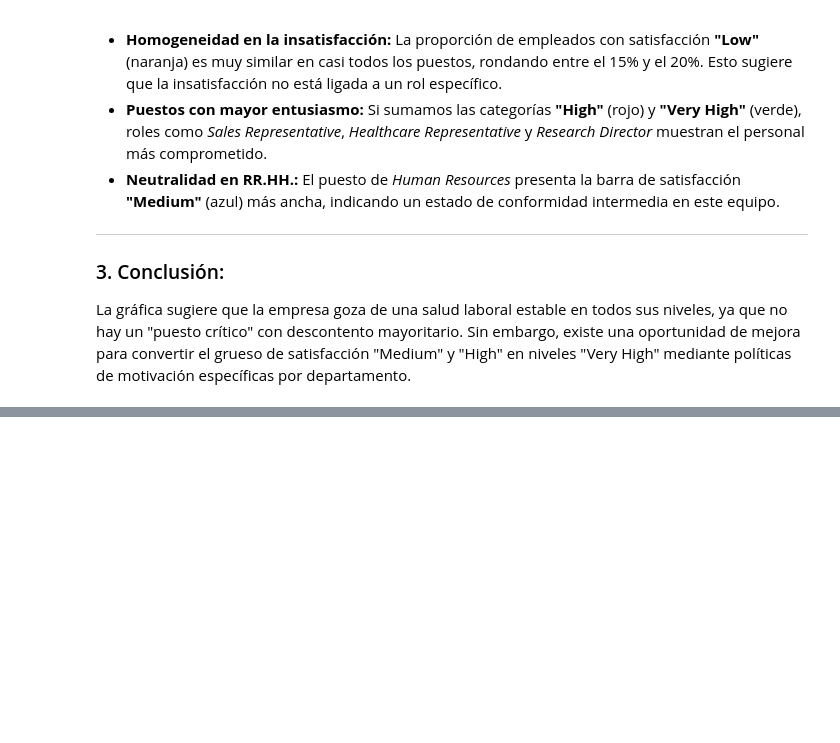
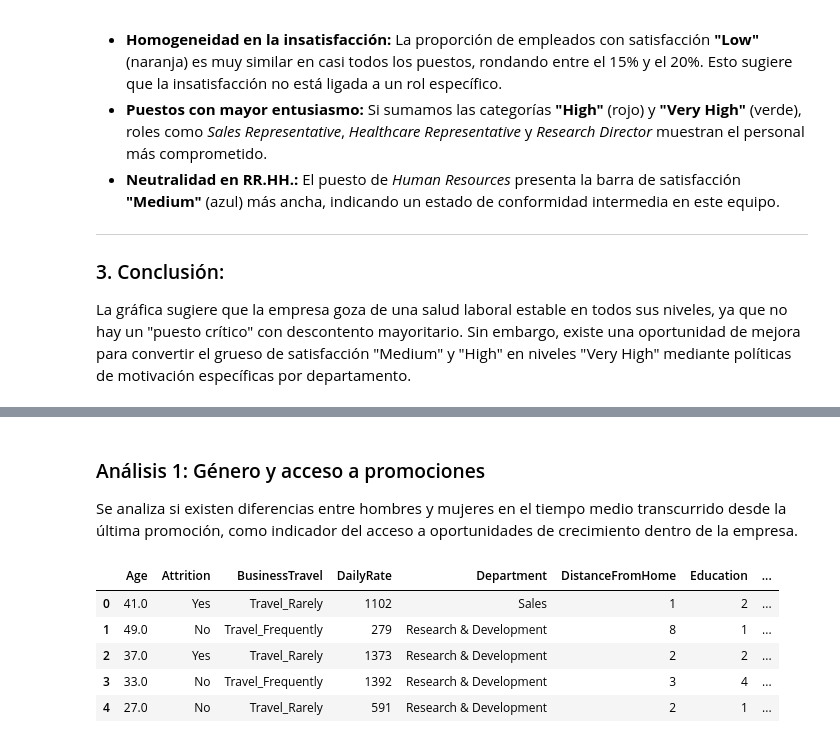
Before and after one commit to PatriciaAnaya/project-da-promo-59-modulo-3-team-3, a Jupyter notebook: optimizacion-de-talento.ipynb, the cells around one changed output, grey strips where cells are left out. Cells and saved outputs as stored; diff of their text form; code cells hidden in the pictures; blank space fills up the shorter version.

```diff
--- a/optimizacion-de-talento.ipynb
+++ b/optimizacion-de-talento.ipynb
@@ -716,0 +740,17 @@ Index(['age', 'attrition', 'business_travel', 'daily_rate', 'department',
+# %% [markdown]
+### Análisis 1: Género y acceso a promociones
+
+
+Se analiza si existen diferencias entre hombres y mujeres en el tiempo medio transcurrido desde la última promoción, como indicador del acceso a oportunidades de crecimiento dentro de la empresa.
+# %%
+df = pd.read_csv("hr.csv")
+
+
+df.head()
+# %% [output]
+|  | Age | Attrition | BusinessTravel | DailyRate | Department | DistanceFromHome | Education | ... |
+| 0 | 41.0 | Yes | Travel_Rarely | 1102 | Sales | 1 | 2 | ... |
+| 1 | 49.0 | No | Travel_Frequently | 279 | Research & Development | 8 | 1 | ... |
+| 2 | 37.0 | Yes | Travel_Rarely | 1373 | Research & Development | 2 | 2 | ... |
+| 3 | 33.0 | No | Travel_Frequently | 1392 | Research & Development | 3 | 4 | ... |
+| 4 | 27.0 | No | Travel_Rarely | 591 | Research & Development | 2 | 1 | ... |
```
Also changed, not shown: parts of 22 cells of this notebook, 1 other file.
